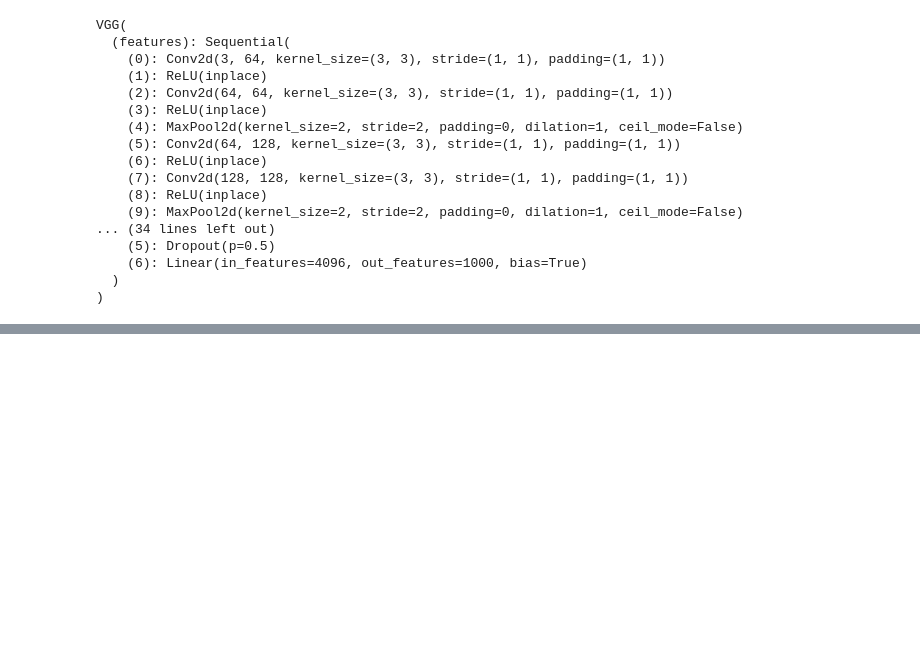
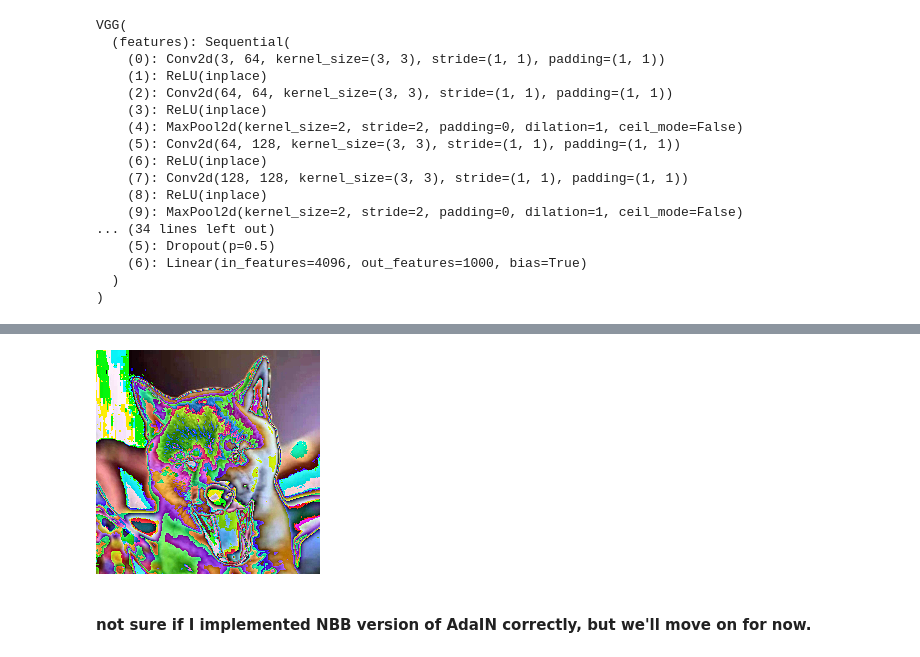
Before and after one commit to jackiexubm/NBB-Pytorch, a Jupyter notebook: explore.ipynb, the cells around one changed output, grey strips where cells are left out. Cells and saved outputs as stored; diff of their text form; code cells hidden in the pictures; blank space fills up the shorter version.

```diff
--- a/explore.ipynb
+++ b/explore.ipynb
@@ -94,0 +110,6 @@ and those are the first 5 ReLU outputs
+# %%
+F.to_pil_image(im_b_common[0].cpu())
+# %% [output]
+[figure, added]
+# %% [markdown]
+#### not sure if I implemented NBB version of AdaIN correctly, but we'll move on for now.
```
Also changed, not shown: parts of 10 cells of this notebook, 3 other files.
